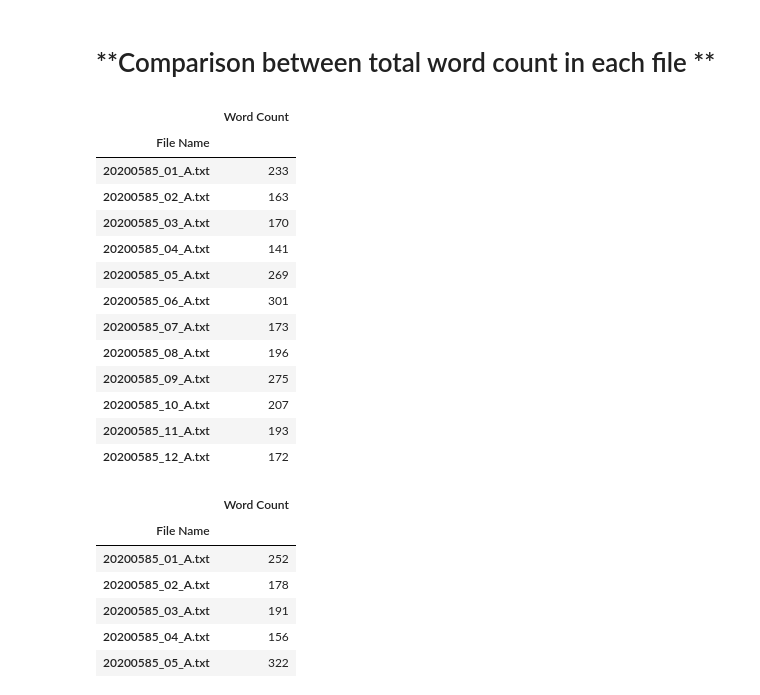
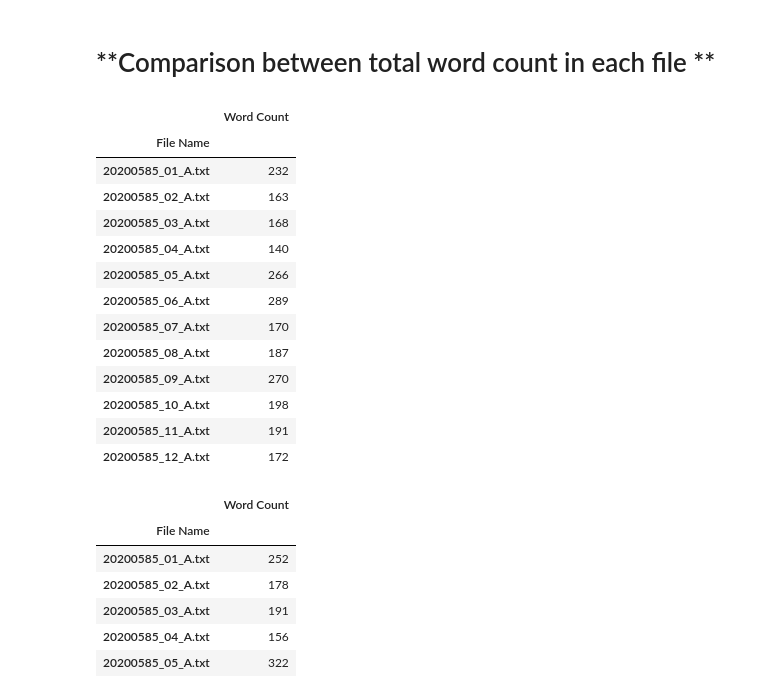
Before and after one commit to Karam-Issa/natural-language-processing, a Jupyter notebook: arabicFilesEda.ipynb, the cells around one changed output. Cells and saved outputs as stored; diff of their text form; code cells hidden in the pictures.

```diff
--- a/arabicFilesEda.ipynb
+++ b/arabicFilesEda.ipynb
@@ -191,9 +179,9 @@ def count_words_in_contents_using_split(contents):
 
     return word_counts
 # %%
-word_counts = count_words_in_contents_using_split(arabic_file_contents)
+word_counts_final = count_words_in_contents_using_split(arabic_file_contents)
 
-for file_path, count in word_counts.items():
+for file_path, count in word_counts_final.items():
     print(f"File '{file_path}' contains {count} words.")
 # %% [output]
 File '20200585_01_A.txt' contains 232 words.
@@ -669,27 +645,27 @@ import pandas as pd
 # **Comparison between total word count in each file **
 # %%
 # Convert the word_counts dictionary into a DataFrame
-word_counts_df = pd.DataFrame.from_dict(word_counts, orient='index', columns=['Word Count'])
+word_counts_df = pd.DataFrame.from_dict(word_counts_final, orient='index', columns=['Word Count'])
 
 # Rename the index column to 'File Name'
 word_counts_df.index.name = 'File Name'
 
 # Display the DataFrame
 word_counts_df
 # %% [output]
 |  | Word Count |
 | File Name |  |
-| 20200585_01_A.txt | 233 |
+| 20200585_01_A.txt | 232 |
 | 20200585_02_A.txt | 163 |
-| 20200585_03_A.txt | 170 |
-| 20200585_04_A.txt | 141 |
-| 20200585_05_A.txt | 269 |
-| 20200585_06_A.txt | 301 |
-| 20200585_07_A.txt | 173 |
-| 20200585_08_A.txt | 196 |
-| 20200585_09_A.txt | 275 |
-| 20200585_10_A.txt | 207 |
-| 20200585_11_A.txt | 193 |
+| 20200585_03_A.txt | 168 |
+| 20200585_04_A.txt | 140 |
+| 20200585_05_A.txt | 266 |
+| 20200585_06_A.txt | 289 |
+| 20200585_07_A.txt | 170 |
+| 20200585_08_A.txt | 187 |
+| 20200585_09_A.txt | 270 |
+| 20200585_10_A.txt | 198 |
+| 20200585_11_A.txt | 191 |
 | 20200585_12_A.txt | 172 |
 # %%
 
```
Also changed, not shown: parts of 10 cells of this notebook.
